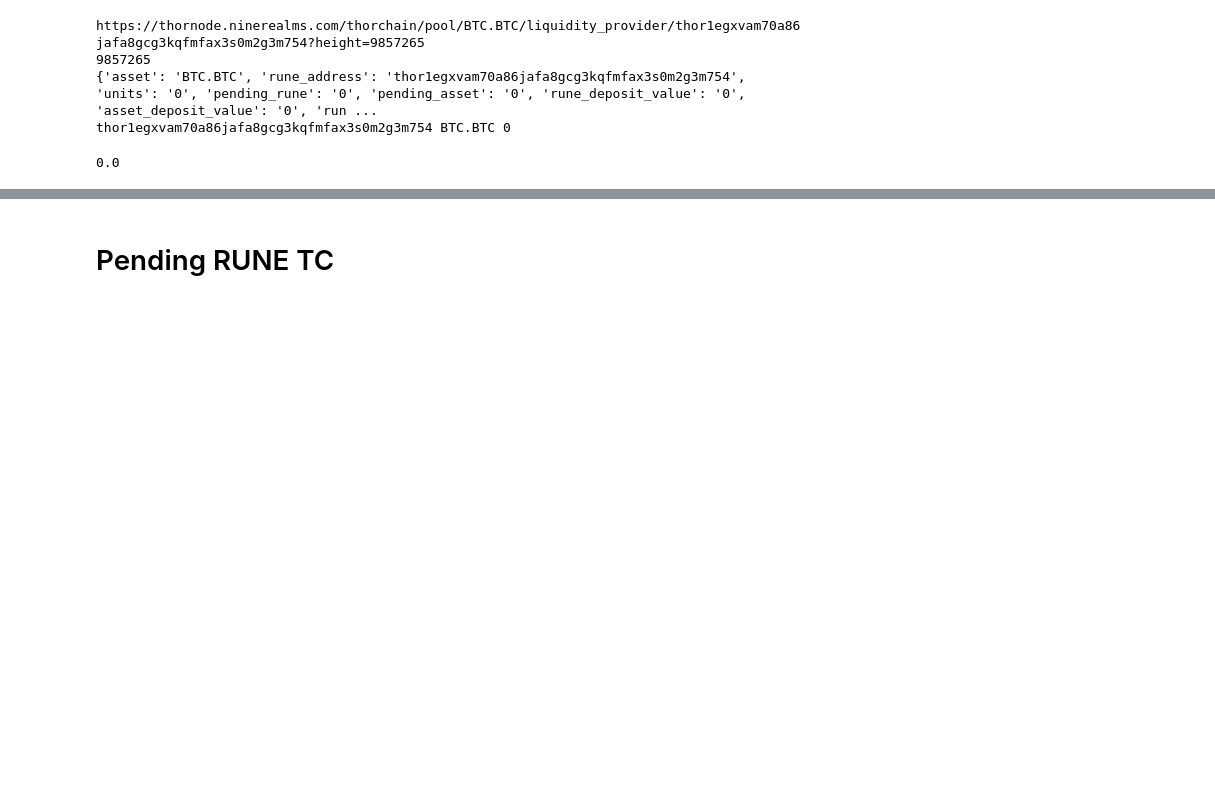
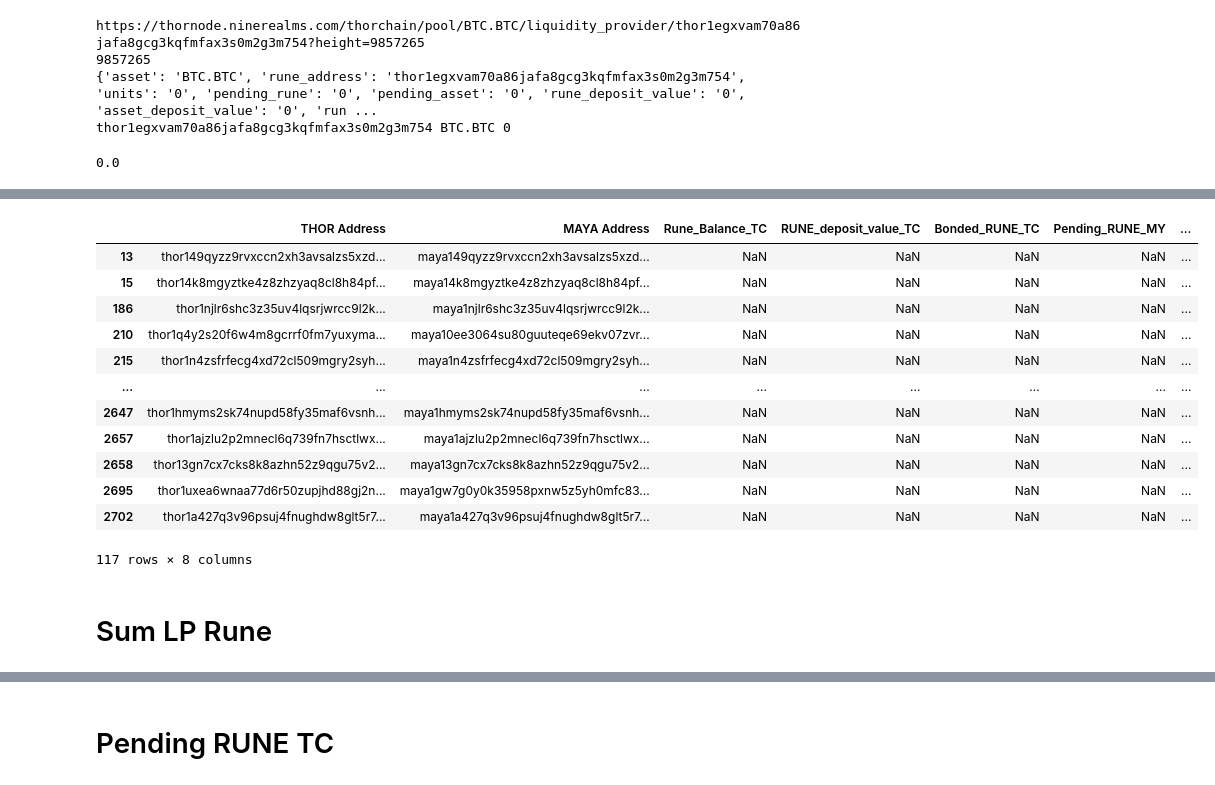
Before and after one commit to Maya-Protocol/rune-airdrop, a Jupyter notebook: Maya_Rune_Airdrop.ipynb, the cells around one changed output, grey strips where cells are left out. Saved outputs shown, nothing was run; the diff lists cells and outputs as text; code cells hidden in the pictures; blank space fills up the shorter version.

```diff
--- a/Maya_Rune_Airdrop.ipynb
+++ b/Maya_Rune_Airdrop.ipynb
@@ -229,0 +238,31 @@ d1
+# %%
+cols = []
+
+for name in names:
+    for k, v in name.items():
+        url =f'https://thornode-v1.ninerealms.com/thorchain/pool/{v}/liquidity_providers?height={day}'
+        #url = f"https://thornode.ninerealms.com/thorchain/pool/{v}/liquidity_providers?height={day}"
+        #print(url)
+
+        pool_response = requests.get(url).json()
+        #print(pool_response)
+
+        #with open(f'{k}_{day}.json', 'w') as outfile:
+        #    outfile.write(json.dumps(pool_response))
+
+        temp = pd.DataFrame(pool_response)
+        temp = temp[temp['rune_address'].isin(thor_addresses)][['asset','rune_deposit_value','rune_address']]
+        temp[f'rune_deposit_value_{k}'] = temp['rune_deposit_value'].apply(pd.to_numeric)/(1*10**8)
+        temp = temp[[f'rune_deposit_value_{k}','rune_address']]
+        print(temp)
+
+
+        cols.append(f"rune_deposit_value_{k}")
+
+        #d1[k] = d1.apply(lambda x: ss'], day), axis=1)
+        d1 = pd.merge(d1, temp, left_on="THOR Address", right_on="rune_address", how='outer')
+        #d1[f'rune_deposit_value_{k}'].fillna(0, inplace=True)
+        d1 = d1.drop(columns={'rune_address'})
+
+        #break
+    #break
@@ -229,0 +287,2 @@ d1
+# %%
+d1[cols] = d1[cols].fillna(0)
@@ -229,0 +314,18 @@ d1
+# %%
+d1[d1['rune_deposit_value_AVAX.AVAX']!=0]
+# %% [output]
+|  | THOR Address | MAYA Address | Rune_Balance_TC | RUNE_deposit_value_TC | Bonded_RUNE_TC | Pending_RUNE_MY | ... |
+| 13 | thor149qyzz9rvxccn2xh3avsalzs5xzd... | maya149qyzz9rvxccn2xh3avsalzs5xzd... | NaN | NaN | NaN | NaN | ... |
+| 15 | thor14k8mgyztke4z8zhzyaq8cl8h84pf... | maya14k8mgyztke4z8zhzyaq8cl8h84pf... | NaN | NaN | NaN | NaN | ... |
+| 186 | thor1njlr6shc3z35uv4lqsrjwrcc9l2k... | maya1njlr6shc3z35uv4lqsrjwrcc9l2k... | NaN | NaN | NaN | NaN | ... |
+| 210 | thor1q4y2s20f6w4m8gcrrf0fm7yuxyma... | maya10ee3064su80guuteqe69ekv07zvr... | NaN | NaN | NaN | NaN | ... |
+| 215 | thor1n4zsfrfecg4xd72cl509mgry2syh... | maya1n4zsfrfecg4xd72cl509mgry2syh... | NaN | NaN | NaN | NaN | ... |
+| ... | ... | ... | ... | ... | ... | ... | ... |
+| 2647 | thor1hmyms2sk74nupd58fy35maf6vsnh... | maya1hmyms2sk74nupd58fy35maf6vsnh... | NaN | NaN | NaN | NaN | ... |
+| 2657 | thor1ajzlu2p2mnecl6q739fn7hsctlwx... | maya1ajzlu2p2mnecl6q739fn7hsctlwx... | NaN | NaN | NaN | NaN | ... |
+| 2658 | thor13gn7cx7cks8k8azhn52z9qgu75v2... | maya13gn7cx7cks8k8azhn52z9qgu75v2... | NaN | NaN | NaN | NaN | ... |
+| 2695 | thor1uxea6wnaa77d6r50zupjhd88gj2n... | maya1gw7g0y0k35958pxnw5z5yh0mfc83... | NaN | NaN | NaN | NaN | ... |
+| 2702 | thor1a427q3v96psuj4fnughdw8glt5r7... | maya1a427q3v96psuj4fnughdw8glt5r7... | NaN | NaN | NaN | NaN | ... |
+117 rows × 8 columns
+# %% [markdown]
+# Sum LP Rune
```
Also changed, not shown: parts of 58 cells of this notebook, 1 other file.
